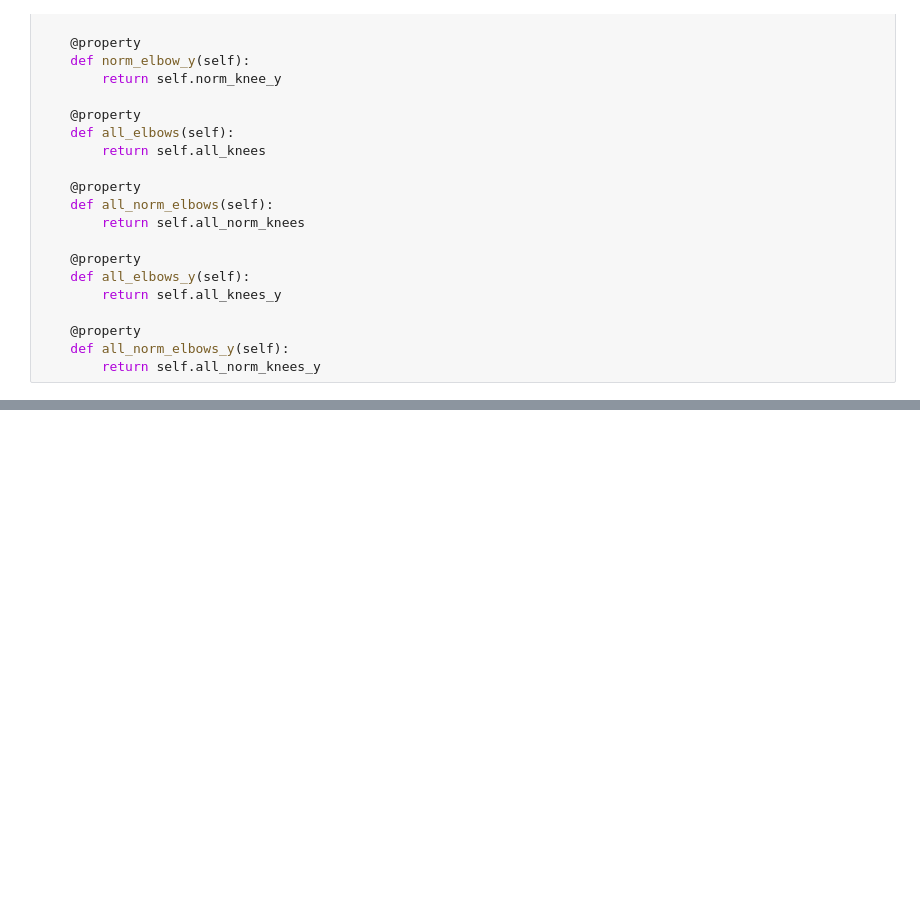
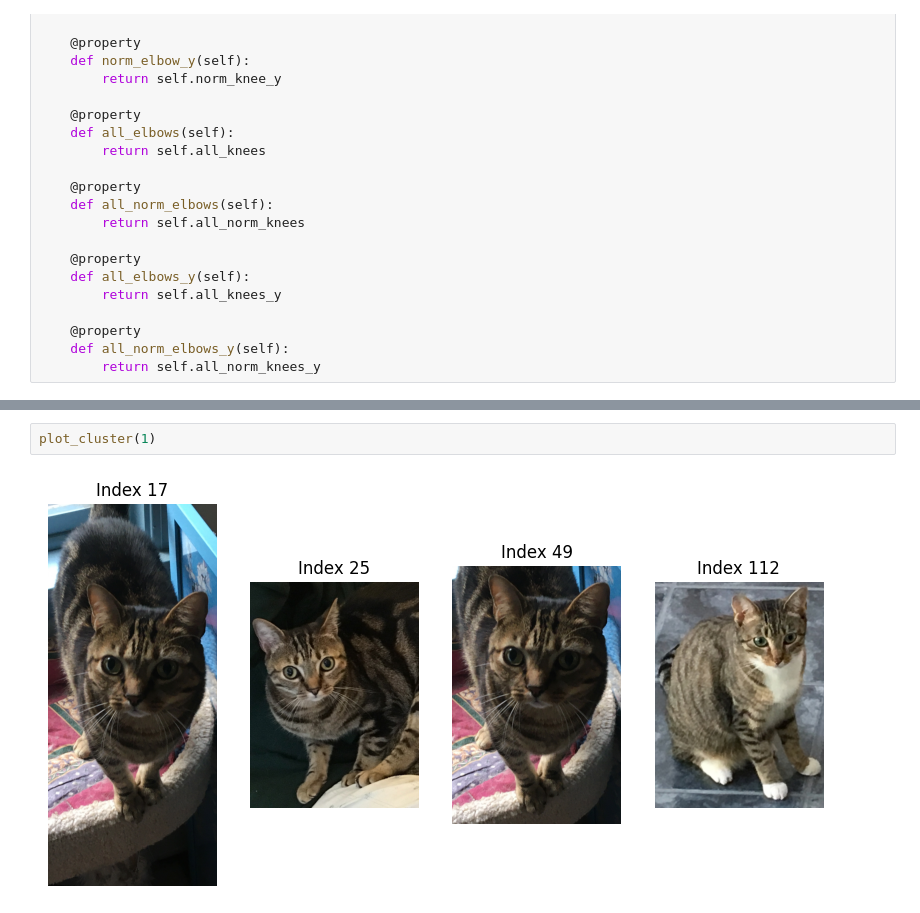
Before and after one commit to pcashman21/feral-cat-census, a Jupyter notebook: src/notebooks/cluster_yolo_images.ipynb, the cells around one changed output, grey strips where cells are left out. Saved outputs shown, nothing was run; the diff lists cells and outputs as text; blank space fills up the shorter version.

```diff
--- a/src/notebooks/cluster_yolo_images.ipynb
+++ b/src/notebooks/cluster_yolo_images.ipynb
@@ -623,0 +674,4 @@ elbows
+# %%
+plot_cluster(1)
+# %% [output]
+[figure, added]
```
Also changed, not shown: parts of 18 cells of this notebook.
